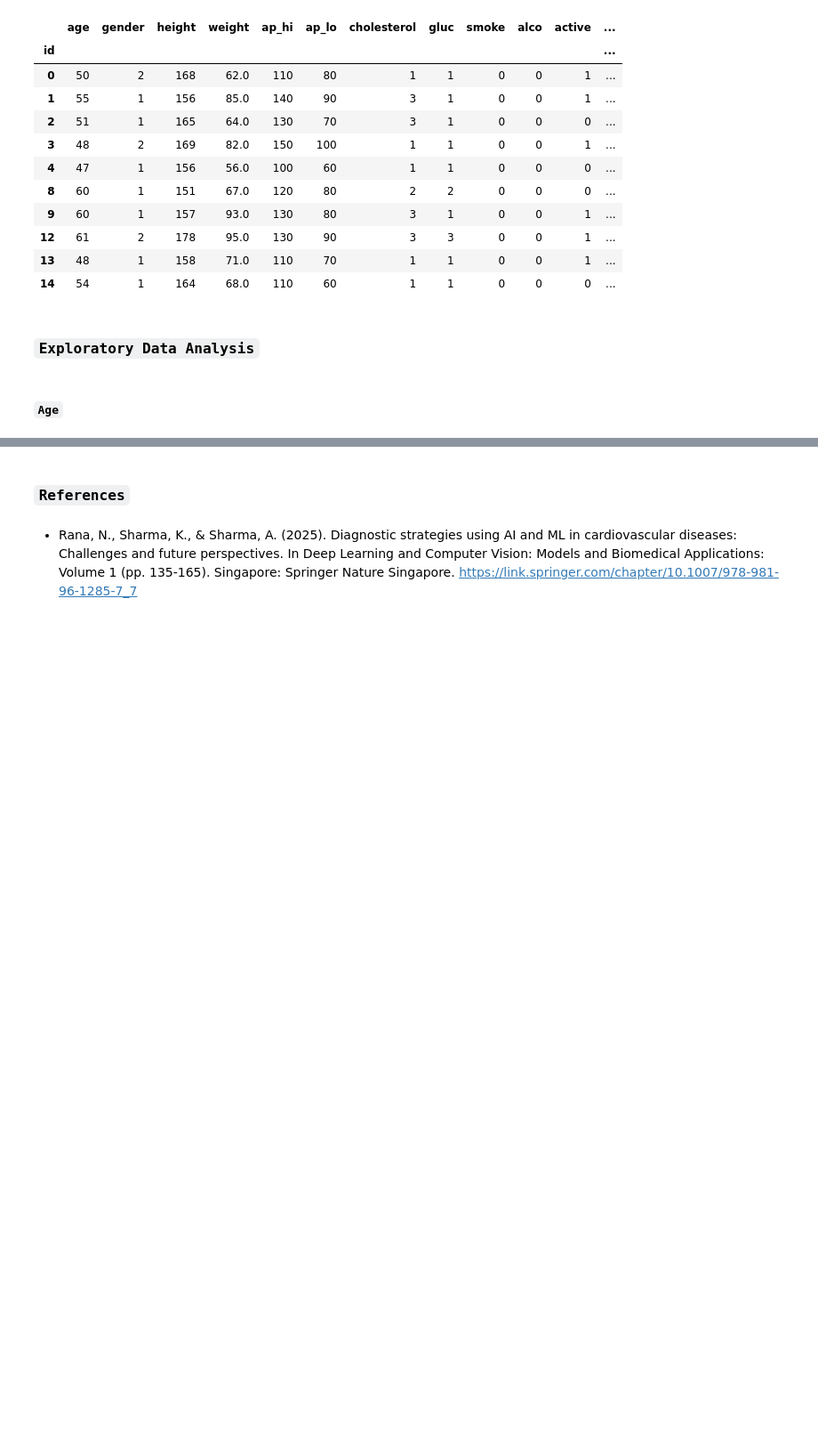
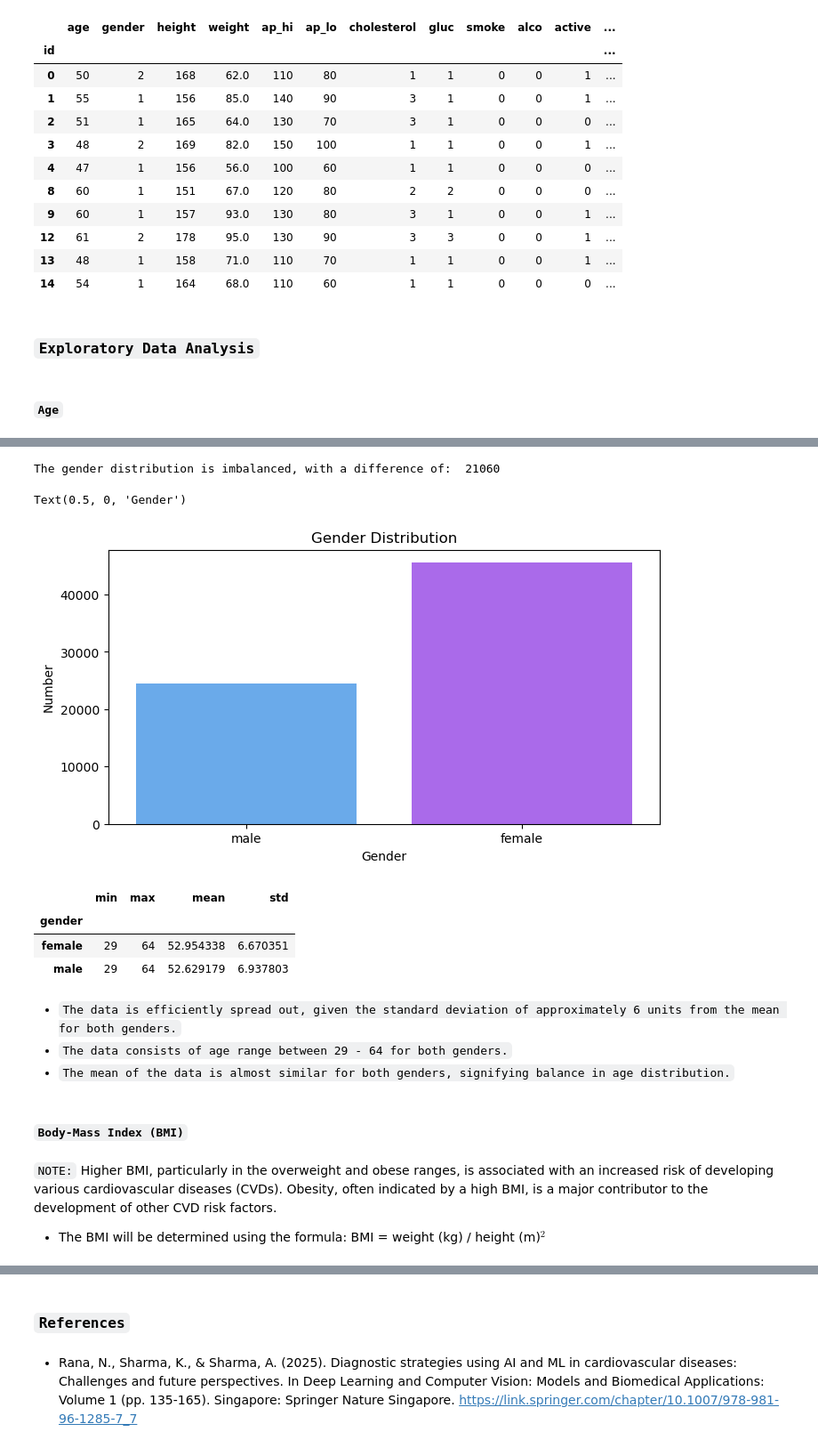
Before and after one commit to martin-m-kinoti/ML-CVDs, a Jupyter notebook: notebook.ipynb, the cells around one changed output, grey strips where cells are left out. Shown: that part at 89% size. Cells and saved outputs as stored; diff of their text form; code cells hidden in the pictures; blank space fills up the shorter version.

```diff
--- a/notebook.ipynb
+++ b/notebook.ipynb
@@ -113,0 +131,38 @@ data.head(10)
+# %%
+# Gender distribution ~ replace 1 with 'female' and 2 with 'male'
+data['gender'].replace({1:'female', 2:'male'}, inplace=True)
+# %%
+# Gender distribution
+data_points = data['gender'].value_counts(ascending=True)
+# Check data imbalance
+if (data_points.values[0] != data_points.values[1]):
+    print('The gender distribution is imbalanced, with a difference of: ', np.abs(data_points.values[0]-data_points.values[1]))
+
+# Visual
+fig, ax = plt.subplots(figsize=(8,4))
+sns.barplot(x=data_points.index, y=data_points.values, palette='cool')
+ax.set_title('Gender Distribution')
+ax.set_ylabel('Number')
+ax.set_xlabel('Gender')
+# %% [output]
+The gender distribution is imbalanced, with a difference of:  21060
+Text(0.5, 0, 'Gender')
+[figure, added]
+# %%
+# Age and gender distribution
+data.groupby('gender')['age'].aggregate(['min','max','mean','std'])
+# %% [output]
+|  | min | max | mean | std |
+| gender |  |  |  |  |
+| female | 29 | 64 | 52.954338 | 6.670351 |
+| male | 29 | 64 | 52.629179 | 6.937803 |
+# %% [markdown]
+- `The data is efficiently spread out, given the standard deviation of approximately 6 units from the mean for both genders.`
+- `The data consists of age range between 29 - 64 for both genders.`
+- `The mean of the data is almost similar for both genders, signifying balance in age distribution.`
+# %% [markdown]
+#### `Body-Mass Index (BMI)`
+# %% [markdown]
+`NOTE:` Higher BMI, particularly in the overweight and obese ranges, is associated with an increased risk of developing various cardiovascular diseases (CVDs). Obesity, often indicated by a high BMI, is a major contributor to the development of other CVD risk factors.
+- The BMI will be determined using the formula:
+BMI = weight (kg) / height (m)$^2$
```
Also changed, not shown: parts of 6 cells of this notebook.
